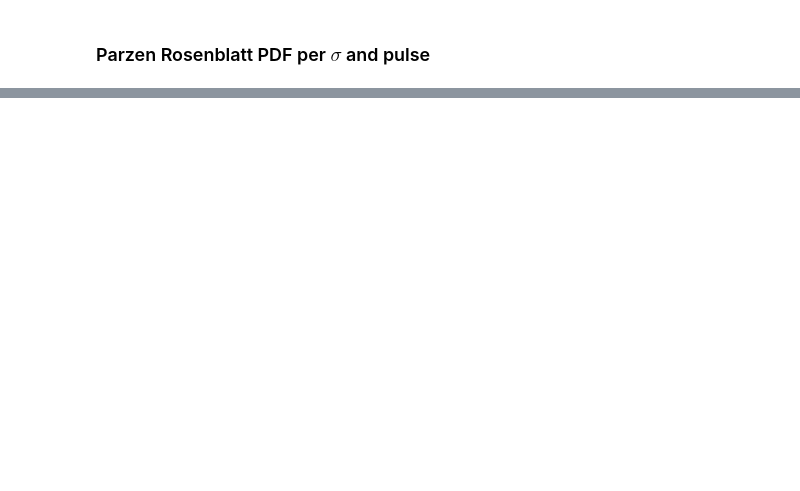
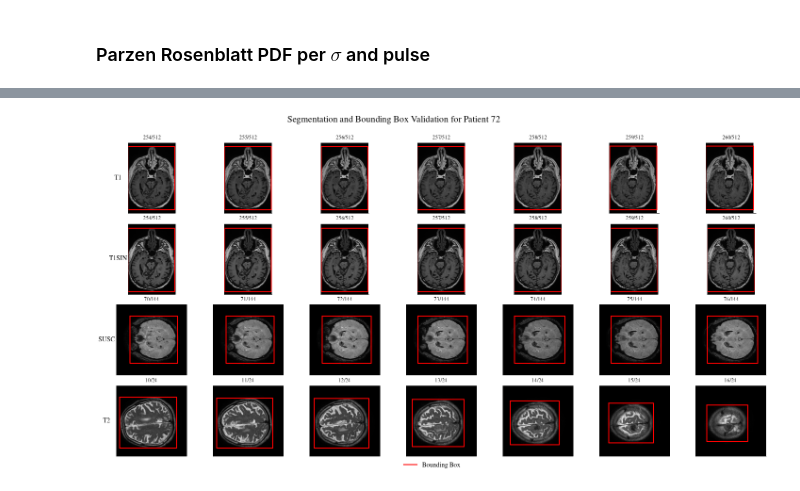
Before and after one commit to MarioPasc/Meningioma, a Jupyter notebook: jupyter/explore_metadata.ipynb, the cells around one changed output, grey strips where cells are left out. Saved outputs shown, nothing was run; the diff lists cells and outputs as text; code cells hidden in the pictures; blank space fills up the shorter version.

```diff
--- a/jupyter/explore_metadata.ipynb
+++ b/jupyter/explore_metadata.ipynb
@@ -466,0 +474,91 @@ else:
+# %%
+
+# Set up paths and parameters
+DATASET_FOLDER = "/home/mariopasc/Python/Datasets/Meningiomas/Meningioma_Adquisition"
+METADATA_PATH = os.path.join(DATASET_FOLDER, "metadata.xlsx")
+PULSES = ['T1', 'T1SIN', 'SUSC', 'T2']
+NUMBER_SLICES = 3  # Number of slices around the middle to include
+
+# Load metadata
+metadata = pd.read_excel(io=METADATA_PATH, header=1)
+patient_machine = metadata.loc[:, (metadata.columns == "PACIENTE") | (metadata.columns == "EQUIPO")].dropna()
+
+# Initialize image processing
+processing = ImageProcessing()
+
+def find_valid_patient_with_pulses(metadata, pulses):
+    """
+    Find a patient with valid NRRD files for all required pulses.
+    """
+    valid_patients = []
+    for patient in metadata['PACIENTE'].unique():
+        valid = True
+        for pulse in pulses:
+            rm_nrrd_path = f"{DATASET_FOLDER}/RM/{pulse}/P{patient}/{pulse}_P{patient}.nrrd"
+            if not os.path.exists(rm_nrrd_path):
+                valid = False
+                break
+        if valid:
+            valid_patients.append(patient)
+    return valid_patients
+
+def plot_segmentation_validation(patient, pulses, num_slices):
+    """
+    Plot validation of brain segmentation with bounding boxes for each pulse and slice.
+    """
+    fig, axes = plt.subplots(len(pulses), 2 * num_slices + 1, figsize=(20, 8))
+    fig.suptitle(f'Segmentation and Bounding Box Validation for Patient {patient}', y=0.95, fontsize=14)
+
+    for row, pulse in enumerate(pulses):
+        # Load MRI data for the pulse
+        rm_nrrd_path = f"{DATASET_FOLDER}/RM/{pulse}/P{patient}/{pulse}_P{patient}.nrrd"
+        image = processing.open_nrrd_file(rm_nrrd_path)
+        axis = processing.get_transversal_axis(rm_nrrd_path)
+        total_slices = image.shape[axis]  # Get total number of slices for the study
+        middle_slice_index = total_slices // 2
+
+        for col, offset in enumerate(range(-num_slices, num_slices + 1)):
+            slice_index = middle_slice_index + offset
+            sliced_image = np.take(image, slice_index, axis=axis)
+
+            # Segment and find the largest bounding box
+            mask = segment_mri_image(sliced_image)
+            mask = fill_mask(mask, structure_size=7, iterations=3)
+            largest_bbox_margin = find_largest_bbox(mask, extra_margin=(5, 5, 5, 5))
+
+            # Plot the image with bounding box
+            ax = axes[row, col]
+            ax.imshow(sliced_image, cmap='gray')
+            min_row, min_col, max_row, max_col = largest_bbox_margin
+            ax.plot([min_col, max_col, max_col, min_col, min_col],
+                    [min_row, min_row, max_row, max_row, min_row], 'r-', lw=1.5)
+            # Title format with the slice number out of the total slices
+            ax.set_title(f"{slice_index + 1}/{total_slices}", fontsize=8)
+            ax.set_xticks([])
+            ax.set_yticks([])
+            ax.tick_params(left=False, bottom=False)  # Disables tick marks
+
+            # Set the y-label for the first column
+            if col == 0:
+                ax.set_ylabel(pulse, rotation=0, labelpad=15, fontsize=10, ha='center', va='center')
+
+    # Add legend for bounding box
+    fig.legend([plt.Line2D([0], [0], color="red", lw=1.5)],
+               ["Bounding Box"], loc="lower center", fontsize=10, ncol=1, frameon=False)
+
+    # Adjust layout and spacing
+    plt.subplots_adjust(hspace=0.15, wspace=0.2, left=0.2, bottom=0.05)  # Reduced hspace for closer rows
+    plt.savefig(f"../docs/figures/segmentation_per_pulse_P{patient}.png")
+    plt.savefig(f"../docs/figures/segmentation_per_pulse_P{patient}.pdf")
+    plt.show()
+
+# Find a valid patient with all pulses
+patients = find_valid_patient_with_pulses(metadata, PULSES)
+
+print(f"Valid patients: {patients}")
+
+if len(patients) != 0:
+    plot_segmentation_validation(72, PULSES, NUMBER_SLICES)
+else:
+    print("No patient found with all required pulses.")
+# %% [output]
@@ -466,0 +566 @@ else:
+[figure, added]
```
Also changed, not shown: parts of 7 cells of this notebook, 19 other files.
